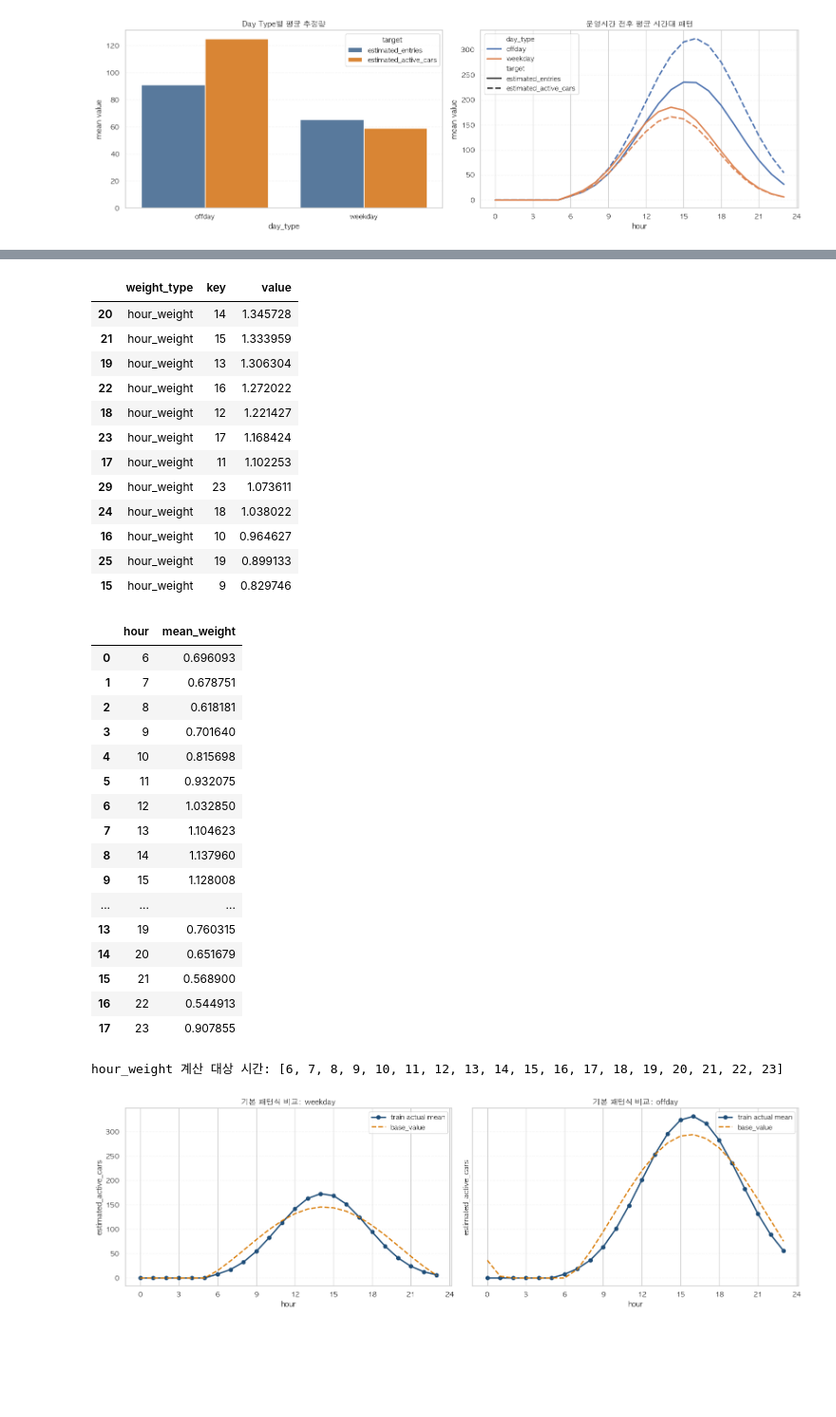
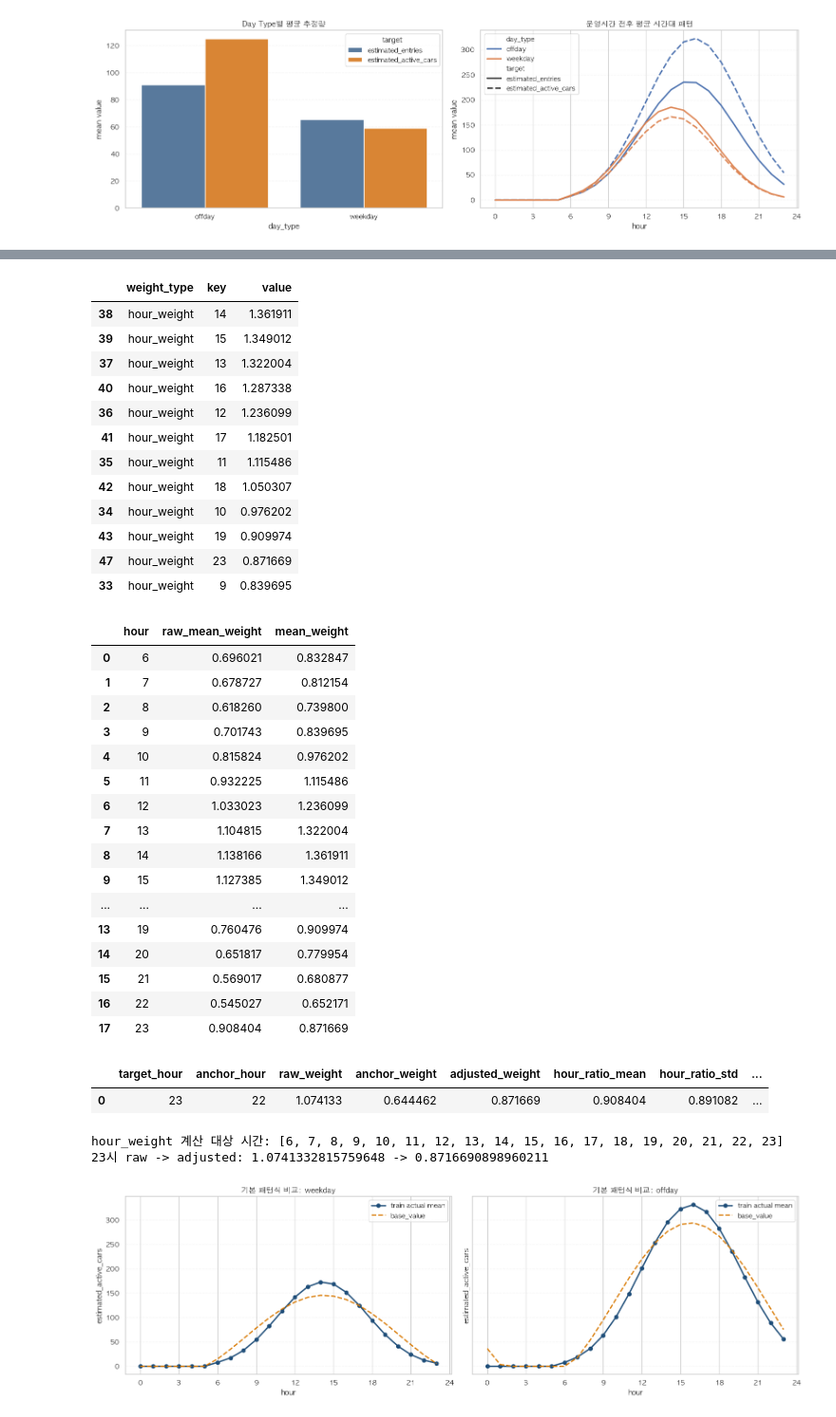
Before and after one commit to AI-MegaStudy/nanji_work, a Jupyter notebook: hmw/Note/nanji_ML.ipynb, the cells around one changed output, grey strips where cells are left out. Shown at 95% size. Saved outputs shown, nothing was run; the diff lists cells and outputs as text; code cells hidden in the pictures; blank space fills up the shorter version.

```diff
--- a/hmw/Note/nanji_ML.ipynb
+++ b/hmw/Note/nanji_ML.ipynb
@@ -687,7 +1579,7 @@ plt.show()
 # %%
 train_df = df[df['split'] == 'train'].copy()
 formula_df, base_df = fit_day_type_hour_models(train_df, TARGET)
-month_weight_map, hour_weight_map, all_base = build_weight_maps(train_df, base_df, TARGET)
+month_weight_map, hour_weight_map, all_base, hour_weight_adjustment_df, raw_hour_weight_map = build_weight_maps(train_df, base_df, TARGET)
 
 all_base['month_weight_row'] = np.where(
     all_base['base_value'] > 0,
@@ -697,12 +1589,13 @@ all_base['month_weight_row'] = np.where(
 all_base['month_weight_row'] = all_base['month_weight_row'] / np.mean(list(all_base.groupby('month')['month_weight_row'].mean().to_dict().values()))
 
 hour_base = all_base[all_base['hour'].isin(OPERATING_HOURS)].copy()
-hour_base['hour_weight_row'] = np.where(
+hour_base['hour_weight_row_raw'] = np.where(
     hour_base['pattern_prior'] > 0,
     hour_base[TARGET] / hour_base['pattern_prior'],
     1.0,
 )
-hour_base['hour_weight_row'] = hour_base['hour_weight_row'] / np.mean(list(hour_weight_map.values()))
+hour_base['hour_weight_row_raw'] = hour_base['hour_weight_row_raw'] / np.mean(list(raw_hour_weight_map.values()))
+hour_base['hour_weight_row'] = hour_base['hour'].map(hour_weight_map).astype(float)
 
 month_weight_summary = (
     all_base.groupby('month', as_index=False)
@@ -711,12 +1604,17 @@ month_weight_summary = (
 )
 hour_weight_summary = (
     hour_base.groupby('hour', as_index=False)
-    .agg(mean_weight=('hour_weight_row', 'mean'))
+    .agg(
+        raw_mean_weight=('hour_weight_row_raw', 'mean'),
+        mean_weight=('hour_weight_row', 'mean'),
+    )
     .sort_values('hour')
 )
 
 weight_df = pd.DataFrame([
     {'weight_type': 'month_weight', 'key': k, 'value': v} for k, v in month_weight_map.items()
+] + [
+    {'weight_type': 'hour_weight_raw', 'key': k, 'value': v} for k, v in raw_hour_weight_map.items()
 ] + [
     {'weight_type': 'hour_weight', 'key': k, 'value': v} for k, v in hour_weight_map.items()
 ])
@@ -726,6 +1624,8 @@ display(weight_df[weight_df['weight_type'] == 'month_weight'].sort_values('key')
 display(month_weight_summary)
 display(weight_df[weight_df['weight_type'] == 'hour_weight'].sort_values('value', ascending=False).head(12))
 display(hour_weight_summary)
+display(hour_weight_adjustment_df)
 print('hour_weight 계산 대상 시간:', sorted(weight_df[weight_df['weight_type'] == 'hour_weight']['key'].unique().tolist()))
+print('23시 raw -> adjusted:', raw_hour_weight_map.get(23), '->', hour_weight_map.get(23))
 # %% [output]
 |  | target | day_type | intercept | sin_hour_coef | cos_hour_coef | formula |
@@ -760,34 +1660,37 @@ print('hour_weight 계산 대상 시간:', sorted(weight_df[weight_df['weight_ty
 |  | weight_type | key | value |
-| 20 | hour_weight | 14 | 1.345728 |
-| 21 | hour_weight | 15 | 1.333959 |
-| 19 | hour_weight | 13 | 1.306304 |
-| 22 | hour_weight | 16 | 1.272022 |
-| 18 | hour_weight | 12 | 1.221427 |
-| 23 | hour_weight | 17 | 1.168424 |
-| 17 | hour_weight | 11 | 1.102253 |
-| 29 | hour_weight | 23 | 1.073611 |
-| 24 | hour_weight | 18 | 1.038022 |
-| 16 | hour_weight | 10 | 0.964627 |
-| 25 | hour_weight | 19 | 0.899133 |
-| 15 | hour_weight | 9 | 0.829746 |
+| 38 | hour_weight | 14 | 1.361911 |
+| 39 | hour_weight | 15 | 1.349012 |
+| 37 | hour_weight | 13 | 1.322004 |
+| 40 | hour_weight | 16 | 1.287338 |
+| 36 | hour_weight | 12 | 1.236099 |
+| 41 | hour_weight | 17 | 1.182501 |
+| 35 | hour_weight | 11 | 1.115486 |
+| 42 | hour_weight | 18 | 1.050307 |
+| 34 | hour_weight | 10 | 0.976202 |
+| 43 | hour_weight | 19 | 0.909974 |
+| 47 | hour_weight | 23 | 0.871669 |
+| 33 | hour_weight | 9 | 0.839695 |
-|  | hour | mean_weight |
-| 0 | 6 | 0.696093 |
-| 1 | 7 | 0.678751 |
-| 2 | 8 | 0.618181 |
-| 3 | 9 | 0.701640 |
-| 4 | 10 | 0.815698 |
-| 5 | 11 | 0.932075 |
-| 6 | 12 | 1.032850 |
-| 7 | 13 | 1.104623 |
-| 8 | 14 | 1.137960 |
-| 9 | 15 | 1.128008 |
-| ... | ... | ... |
-| 13 | 19 | 0.760315 |
-| 14 | 20 | 0.651679 |
-| 15 | 21 | 0.568900 |
-| 16 | 22 | 0.544913 |
-| 17 | 23 | 0.907855 |
+|  | hour | raw_mean_weight | mean_weight |
+| 0 | 6 | 0.696021 | 0.832847 |
+| 1 | 7 | 0.678727 | 0.812154 |
+| 2 | 8 | 0.618260 | 0.739800 |
+| 3 | 9 | 0.701743 | 0.839695 |
+| 4 | 10 | 0.815824 | 0.976202 |
+| 5 | 11 | 0.932225 | 1.115486 |
+| 6 | 12 | 1.033023 | 1.236099 |
+| 7 | 13 | 1.104815 | 1.322004 |
+| 8 | 14 | 1.138166 | 1.361911 |
+| 9 | 15 | 1.127385 | 1.349012 |
+| ... | ... | ... | ... |
+| 13 | 19 | 0.760476 | 0.909974 |
+| 14 | 20 | 0.651817 | 0.779954 |
+| 15 | 21 | 0.569017 | 0.680877 |
+| 16 | 22 | 0.545027 | 0.652171 |
+| 17 | 23 | 0.908404 | 0.871669 |
+|  | target_hour | anchor_hour | raw_weight | anchor_weight | adjusted_weight | hour_ratio_mean | hour_ratio_std | ... |
+| 0 | 23 | 22 | 1.074133 | 0.644462 | 0.871669 | 0.908404 | 0.891082 | ... |
 hour_weight 계산 대상 시간: [6, 7, 8, 9, 10, 11, 12, 13, 14, 15, 16, 17, 18, 19, 20, 21, 22, 23]
+23시 raw -> adjusted: 1.0741332815759648 -> 0.8716690898960211
 # %%
 base_compare = (
     df[df['split'] == 'train'][['day_type', 'hour', TARGET]]
```
Also changed, not shown: parts of 24 cells of this notebook, 15 other files.
